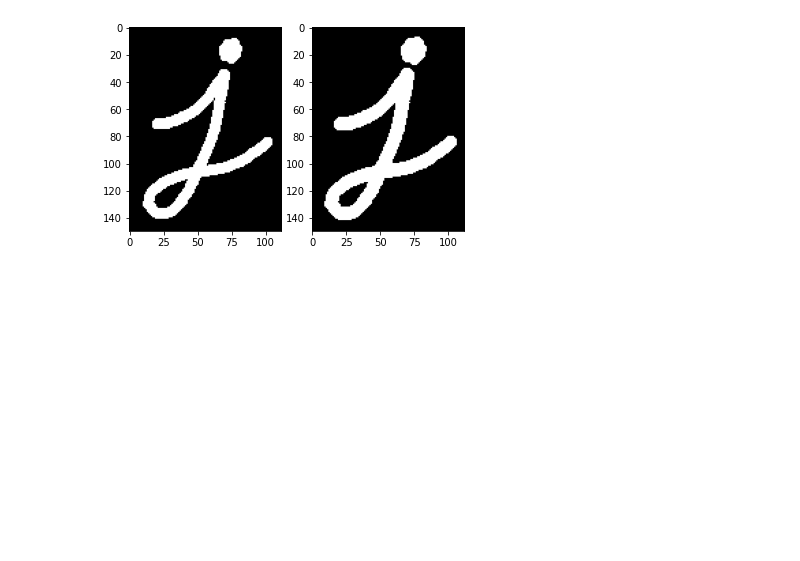
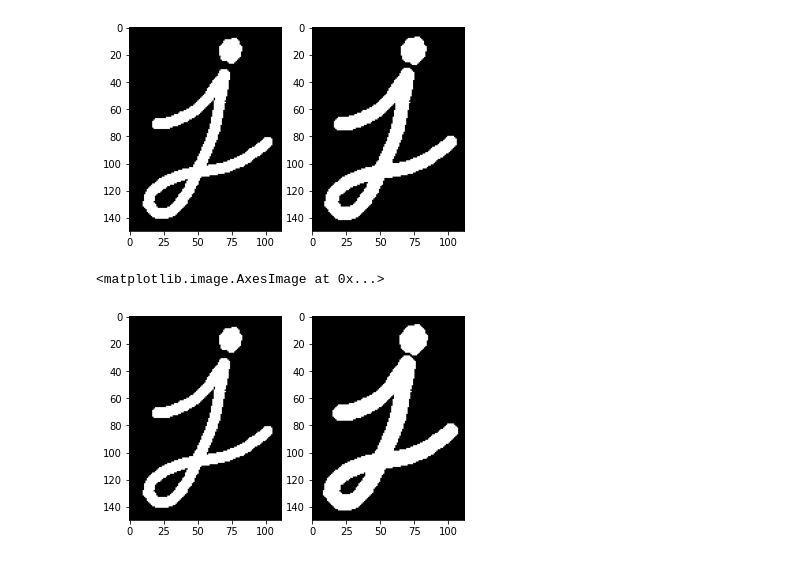
Before and after one commit to ab-rohman/Computer_Vision, a Jupyter notebook: Week9.ipynb, the cells around one changed output. Saved outputs shown, nothing was run; the diff lists cells and outputs as text; code cells hidden in the pictures; blank space fills up the shorter version.

Commit message:
Step 10 Done

```diff
--- a/Week9.ipynb
+++ b/Week9.ipynb
@@ -108,3 +108,13 @@ frame[1].imshow(cross_dilation)
 # %% [output]
 <matplotlib.image.AxesImage at 0x...>
 [figure]
+# %%
+# step 9 (5x5)
+kernel4 = cv2.getStructuringElement(cv2.MORPH_CROSS,(5,5))
+cross_dilation_2 = cv2.dilate(img, kernel4, iterations = 1)
+fig, frame = plt.subplots(1,2)
+frame[0].imshow(img)
+frame[1].imshow(cross_dilation_2)
+# %% [output]
+<matplotlib.image.AxesImage at 0x...>
+[figure, added]
```
Also changed, not shown: parts of 3 cells of this notebook.
